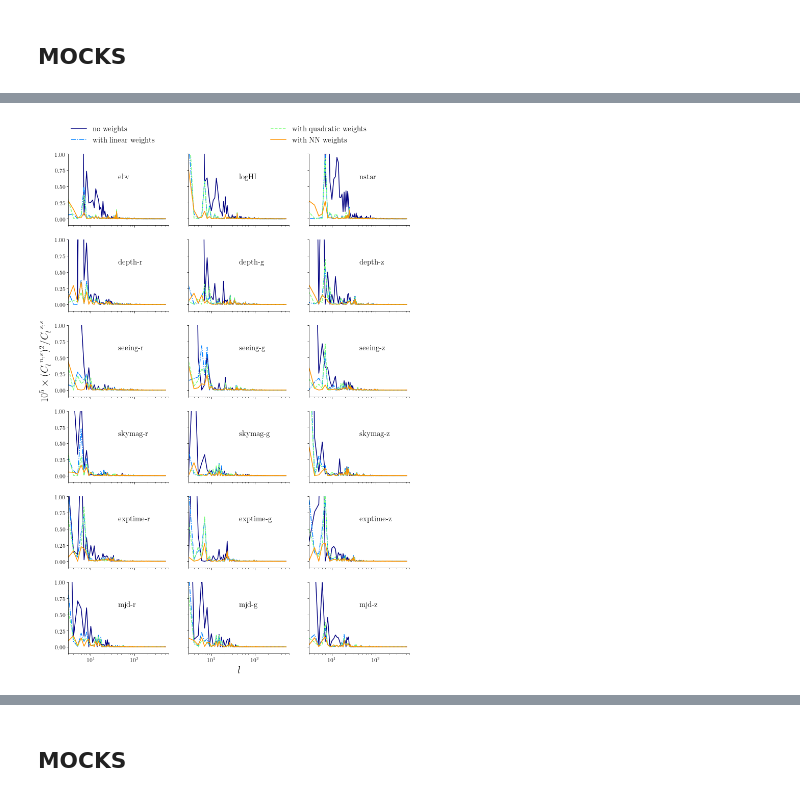
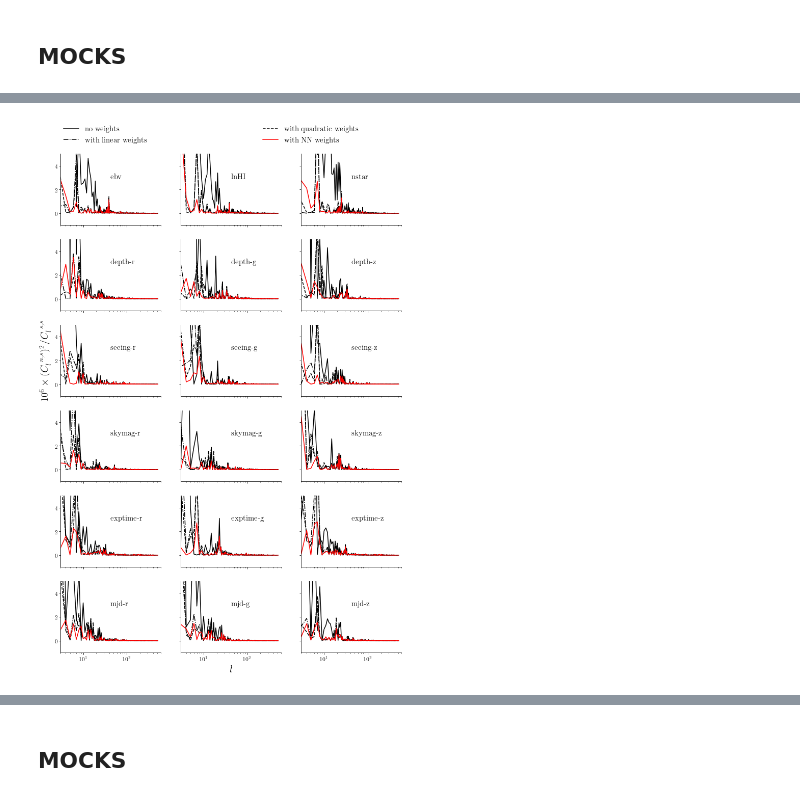
Before and after one commit to mehdirezaie/SYSNet, a Jupyter notebook: dataviz/DLpaper_plots.ipynb, the cells around one changed output, grey strips where cells are left out. Cells and saved outputs as stored; diff of their text form; code cells hidden in the pictures.

```diff
--- a/dataviz/DLpaper_plots.ipynb
+++ b/dataviz/DLpaper_plots.ipynb
@@ -68,7 +68,7 @@ config = {'hpmap':{'frac':'/Volumes/TimeMachine/data/DR7/frac.hp.256.fits',
               'lb':['no weights', 'with linear weights','with quadratic weights', 'with NN weights'],
               'flb':['uni','lin', 'quad', 'nn_ab'],
              'ouname':'./figs/dr7_crosscl.pdf',
-              'xticks':['ebv', 'logHI', 'nstar']+ [s+'-'+b for s in
+              'xticks':['ebv', 'lnHI', 'nstar']+ [s+'-'+b for s in
                        ['depth', 'seeing', 'skymag','exptime', 'mjd'] for b in 'rgz']},
         'crossxi':{
              'clpath':lambda l:'/Volumes/TimeMachine/data/DR7/results/clustering/cl_'+l+'.npy',
@@ -82,7 +82,7 @@ config = {'hpmap':{'frac':'/Volumes/TimeMachine/data/DR7/frac.hp.256.fits',
               'lb':['no weights', 'with linear weights','with quadratic weights', 'with NN weights'],
               'flb':['uni','lin', 'quad', 'nn_ab'],
              'ouname':'./figs/dr7_crossxi.pdf',
-              'xticks':['ebv', 'logHI', 'nstar']+ [s+'-'+b for s in
+              'xticks':['ebv', 'lnHI', 'nstar']+ [s+'-'+b for s in
                        ['depth', 'seeing', 'skymag','exptime', 'mjd'] for b in 'rgz']}
          }
 # %% [markdown]
@@ -473,8 +496,10 @@ def plot_cl_cross_dr(config):
     #plt.rc('xtick', labelsize='medium')
     #plt.rc('ytick', labelsize='medium')
     ND = len(config['crosscl']['flb'])
-    c  = plt.cm.jet
-    ls = 5*['-','-.','--', '-']
+    #c  = plt.cm.jet # goes with c(i/ND)
+    c  = ['k', 'k', 'k', 'r']
+    ls = ['-','-.','--', '-']
+
     pltarg = dict(ncols=3, nrows=6, sharex=True, figsize=(3*4, 6*3), sharey=True)
     tckfmt = dict(style='sci', axis='y', scilimits=(0,0))
 #     lgnarg = dict(bbox_to_anchor=(1.1, 0.9), frameon=False, ncol=1,
@@ -483,40 +508,53 @@ def plot_cl_cross_dr(config):
                  bbox_to_anchor=(0, 1.1, 3, 0.4), loc="lower left",
                 mode="expand", borderaxespad=0)
     xlim   = (3, 600)
-    ylim   = (-0.1, 1.)
+    ylim   = (-1., 5.)
     clsys  = np.load(config['crosscl']['clsys']).item()
     #
     #  PLOT
     #
-    def add_plot(fs, a, color='b', label='none', ls='-', clsys=clsys):
+    def add_plot(fs, a, color='b', label='none', ls='-', clsys=clsys, addauto=False):
         d = np.load(fs).item()
         for i in range(d['cross'].shape[0]):
             l = np.arange(d['cross'][i, :].size)
             cl= d['cross'][i, :]**2 / clsys['cross'][i, :]
-            a[i].plot(l, 1.e5*cl, color=color, label=label, linestyle=ls)
+            a[i].plot(l, 1.e6*cl, color=color, label=label, linestyle=ls)
+        if addauto:
+            for i in range(d['cross'].shape[0]):
+                l = np.arange(d['auto'].size)
+                cl= d['auto']
+                a[i].plot(l, 1.e6*cl, color='grey', linestyle=':')
+
+
 
     f,a    = plt.subplots(**pltarg)
     # plt.subplots_adjust(hspace=0.0, wspace=0.0)
     a = a.flatten()
     for i, fi in enumerate(config['crosscl']['flb']):
-        add_plot(config['crosscl']['clpath'](fi), a, c(i/ND), config['crosscl']['lb'][i], ls[i])
+        #if fi == 'uni':
+        #    addauto = True
+        #else:
+        #    addauto = False
+        addauto=False
+        add_plot(config['crosscl']['clpath'](fi), a, c[i] , config['crosscl']['lb'][i], ls[i], addauto=addauto)
+
     for i in range(len(a)):
-        if i ==6:a[i].set_ylabel(r'$10^{5}\times(C^{~n,s}_{l})^{2}/C^{~s,s}_{l}$')
+        if i ==6:a[i].set_ylabel(r'$10^{6}\times(C^{~n,s}_{l})^{2}/C^{~s,s}_{l}$')
         if i ==16:a[i].set_xlabel('$l$')
         a[i].text(0.5, 0.65, r'%s'\
                           %config['crosscl']['xticks'][i], transform=a[i].transAxes, fontsize=15)
         a[i].ticklabel_format(**tckfmt)
         a[i].tick_params(axis='y', pad=1.0)
         a[i].set_xscale('log')
         a[i].set_xlim(*xlim)
         a[i].set_ylim(*ylim)
     a[0].legend(**lgnarg)
     #f.delaxes(a[17])
 
     plt.savefig(config['crosscl']['ouname'], bbox_inches='tight')
 plot_cl_cross_dr(config)
 # %% [output]
-[figure, old version]
+[figure, new version]
 # %%
 def plot_cl_cross_xi(config):
     params = {
```
Also changed, not shown: parts of 41 cells of this notebook, 10 other files.
